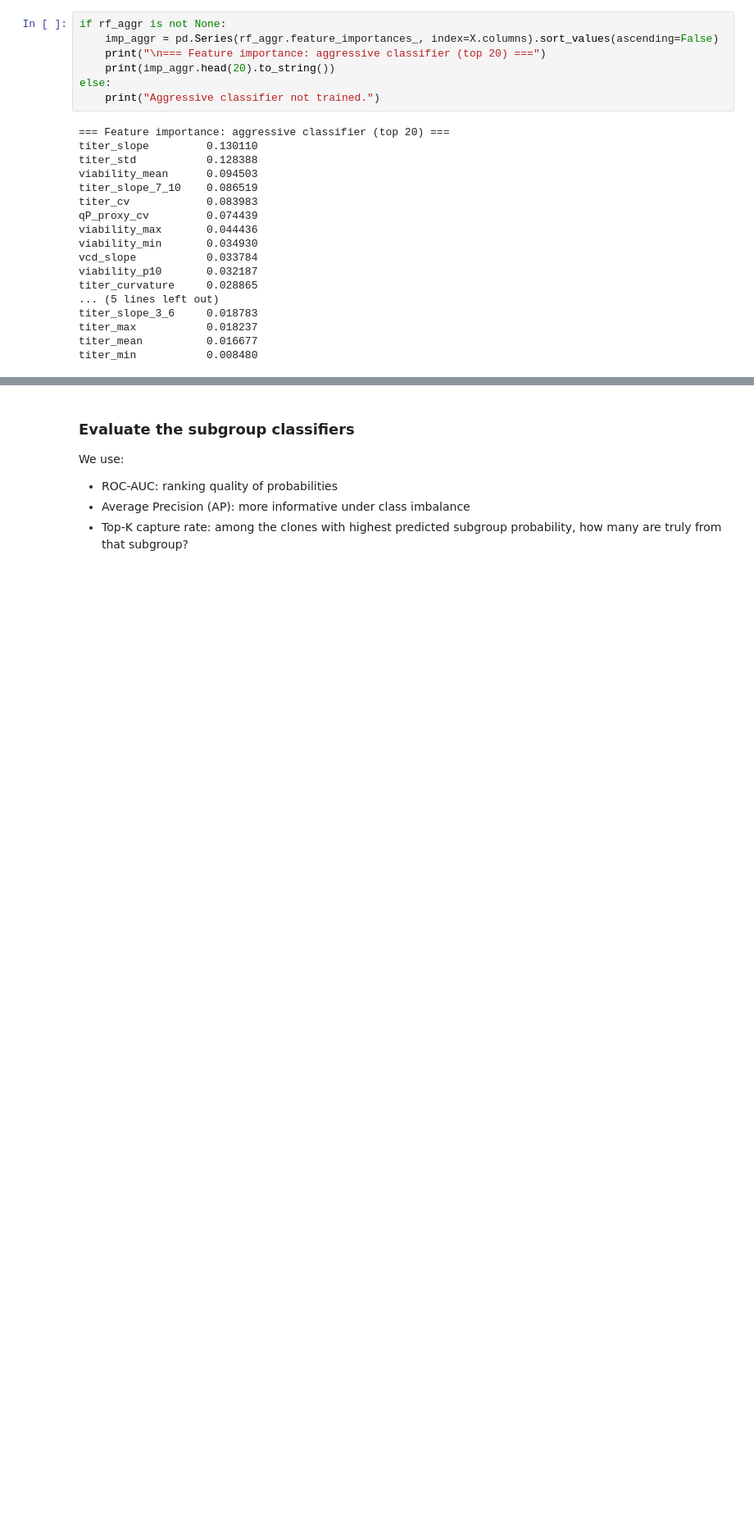
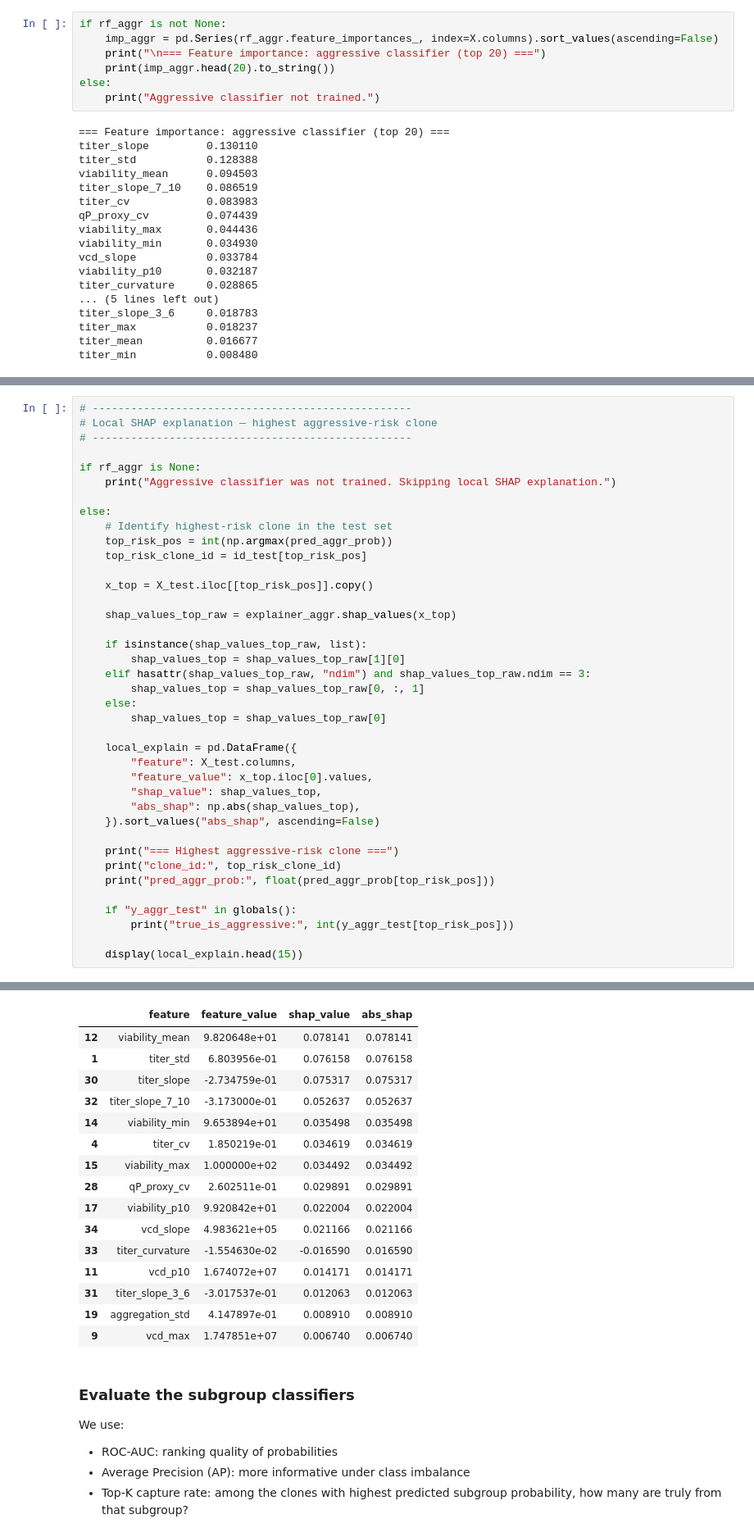
Before and after one commit to Sanghee-L/CLD_ML_PIPELINE, a Jupyter notebook: notebooks/03_Muilti-Objective_Clone_Modeling.ipynb, the cells around one changed output, grey strips where cells are left out. Shown at 82% size. Cells and saved outputs as stored; diff of their text form; blank space fills up the shorter version.

```diff
--- a/notebooks/03_Muilti-Objective_Clone_Modeling.ipynb
+++ b/notebooks/03_Muilti-Objective_Clone_Modeling.ipynb
@@ -435,0 +554,40 @@ titer_min           0.008480
+# %%
+# --------------------------------------------------
+# Local SHAP explanation — highest aggressive-risk clone
+# --------------------------------------------------
+
+if rf_aggr is None:
+    print("Aggressive classifier was not trained. Skipping local SHAP explanation.")
+
+else:
+    # Identify highest-risk clone in the test set
+    top_risk_pos = int(np.argmax(pred_aggr_prob))
+    top_risk_clone_id = id_test[top_risk_pos]
+
+    x_top = X_test.iloc[[top_risk_pos]].copy()
+
+    shap_values_top_raw = explainer_aggr.shap_values(x_top)
+
+    if isinstance(shap_values_top_raw, list):
+        shap_values_top = shap_values_top_raw[1][0]
+    elif hasattr(shap_values_top_raw, "ndim") and shap_values_top_raw.ndim == 3:
+        shap_values_top = shap_values_top_raw[0, :, 1]
+    else:
+        shap_values_top = shap_values_top_raw[0]
+
+    local_explain = pd.DataFrame({
+        "feature": X_test.columns,
+        "feature_value": x_top.iloc[0].values,
+        "shap_value": shap_values_top,
+        "abs_shap": np.abs(shap_values_top),
+    }).sort_values("abs_shap", ascending=False)
+
+    print("=== Highest aggressive-risk clone ===")
+    print("clone_id:", top_risk_clone_id)
+    print("pred_aggr_prob:", float(pred_aggr_prob[top_risk_pos]))
+
+    if "y_aggr_test" in globals():
+        print("true_is_aggressive:", int(y_aggr_test[top_risk_pos]))
+
+    display(local_explain.head(15))
+# %% [output]
@@ -436,3 +598,19 @@ titer_min           0.008480
+|  | feature | feature_value | shap_value | abs_shap |
+| 12 | viability_mean | 9.820648e+01 | 0.078141 | 0.078141 |
+| 1 | titer_std | 6.803956e-01 | 0.076158 | 0.076158 |
+| 30 | titer_slope | -2.734759e-01 | 0.075317 | 0.075317 |
+| 32 | titer_slope_7_10 | -3.173000e-01 | 0.052637 | 0.052637 |
+| 14 | viability_min | 9.653894e+01 | 0.035498 | 0.035498 |
+| 4 | titer_cv | 1.850219e-01 | 0.034619 | 0.034619 |
+| 15 | viability_max | 1.000000e+02 | 0.034492 | 0.034492 |
+| 28 | qP_proxy_cv | 2.602511e-01 | 0.029891 | 0.029891 |
+| 17 | viability_p10 | 9.920842e+01 | 0.022004 | 0.022004 |
+| 34 | vcd_slope | 4.983621e+05 | 0.021166 | 0.021166 |
+| 33 | titer_curvature | -1.554630e-02 | -0.016590 | 0.016590 |
+| 11 | vcd_p10 | 1.674072e+07 | 0.014171 | 0.014171 |
+| 31 | titer_slope_3_6 | -3.017537e-01 | 0.012063 | 0.012063 |
+| 19 | aggregation_std | 4.147897e-01 | 0.008910 | 0.008910 |
+| 9 | vcd_max | 1.747851e+07 | 0.006740 | 0.006740 |
 # %% [markdown]
 ### Evaluate the subgroup classifiers
 
```
Also changed, not shown: parts of 10 cells of this notebook, 1 other file.
